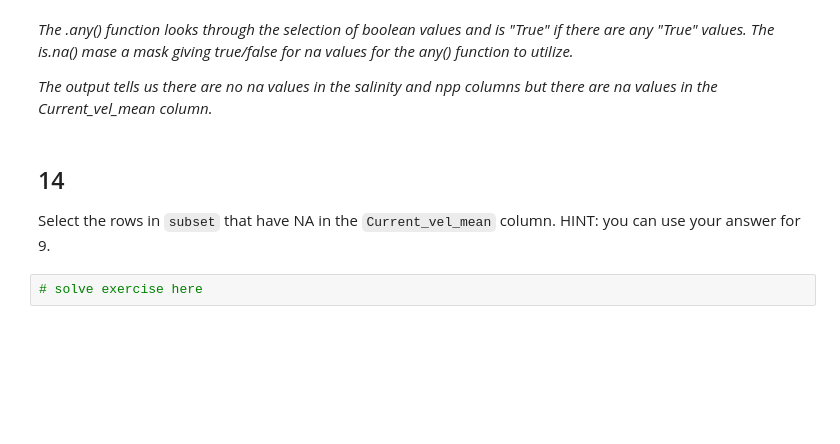
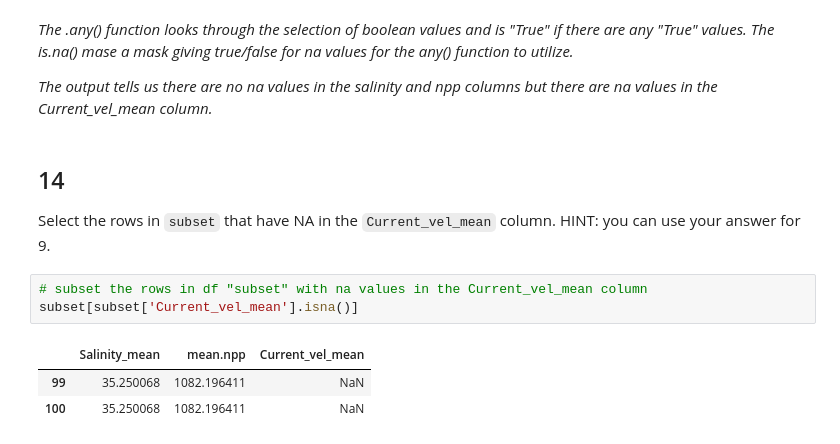
Before and after one commit to cnordheim-maestas/eds220-hwk-1, a Jupyter notebook: hwk1-task3.ipynb, the cells around one changed output. Drawn from its saved outputs; the diff is of its cells as text; blank space fills up the shorter version.

```diff
--- a/hwk1-task3.ipynb
+++ b/hwk1-task3.ipynb
@@ -362,5 +362,10 @@ dtype: bool
 ## 14
 
 Select the rows in `subset` that have NA in the `Current_vel_mean` column. HINT: you can use your answer for 9.
-# %%
-# solve exercise here
+# %%
+# subset the rows in df "subset" with na values in the Current_vel_mean column
+subset[subset['Current_vel_mean'].isna()]
+# %% [output]
+|  | Salinity_mean | mean.npp | Current_vel_mean |
+| 99 | 35.250068 | 1082.196411 | NaN |
+| 100 | 35.250068 | 1082.196411 | NaN |
```
